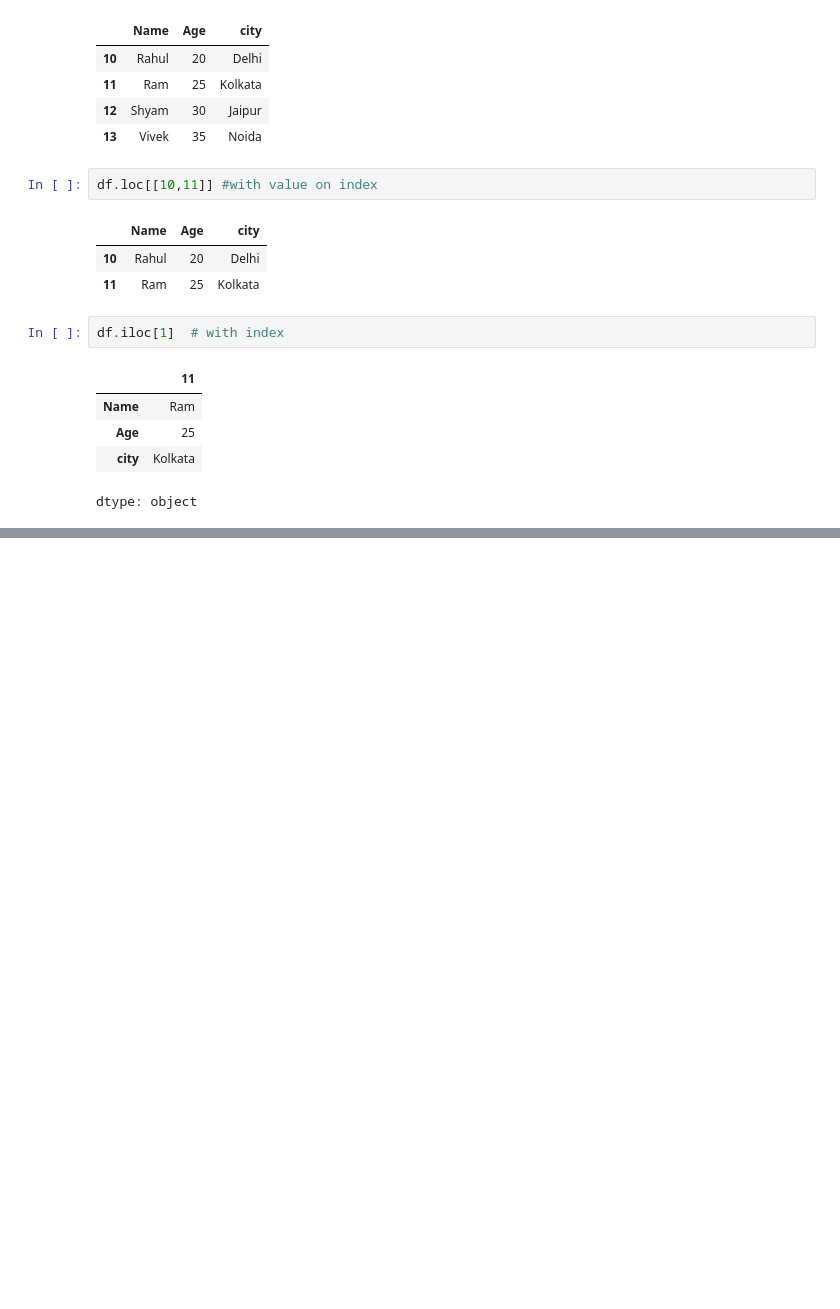
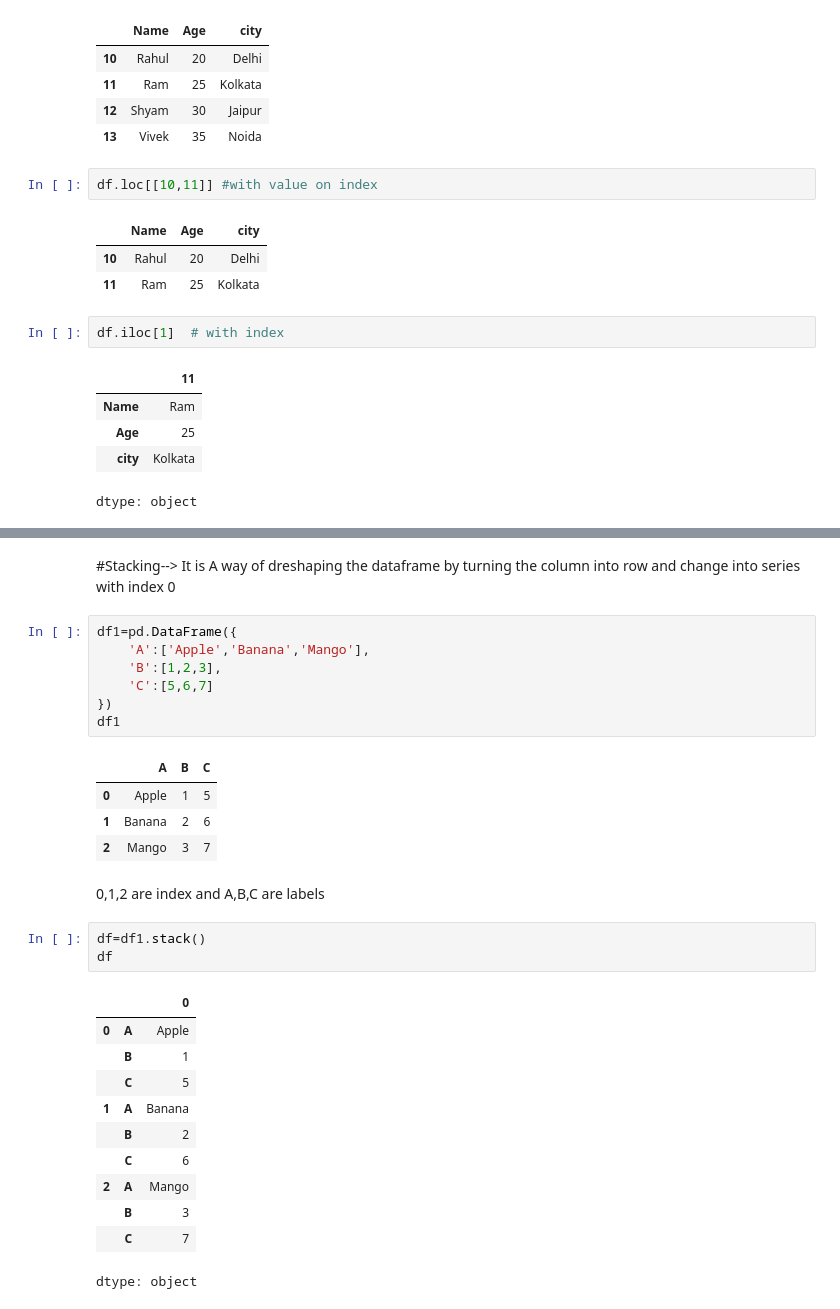
Before and after one commit to Ans365332/6may-file-example, a Jupyter notebook: Pandas.ipynb, the cells around one changed output, grey strips where cells are left out. Drawn from its saved outputs; the diff is of its cells as text; blank space fills up the shorter version.

```diff
--- a/Pandas.ipynb
+++ b/Pandas.ipynb
@@ -523,0 +583,33 @@ dtype: object
+# %% [markdown]
+#Stacking-->
+It is A way of dreshaping the dataframe by turning the column into row
+and change into series with index 0
+# %%
+df1=pd.DataFrame({
+    'A':['Apple','Banana','Mango'],
+    'B':[1,2,3],
+    'C':[5,6,7]
+})
+df1
+# %% [output]
+|  | A | B | C |
+| 0 | Apple | 1 | 5 |
+| 1 | Banana | 2 | 6 |
+| 2 | Mango | 3 | 7 |
+# %% [markdown]
+0,1,2 are index and A,B,C are labels
+# %%
+df=df1.stack()
+df
+# %% [output]
+|  |  | 0 |
+| 0 | A | Apple |
+|  | B | 1 |
+|  | C | 5 |
+| 1 | A | Banana |
+|  | B | 2 |
+|  | C | 6 |
+| 2 | A | Mango |
+|  | B | 3 |
+|  | C | 7 |
+dtype: object
```
Also changed, not shown: parts of 13 cells of this notebook.
